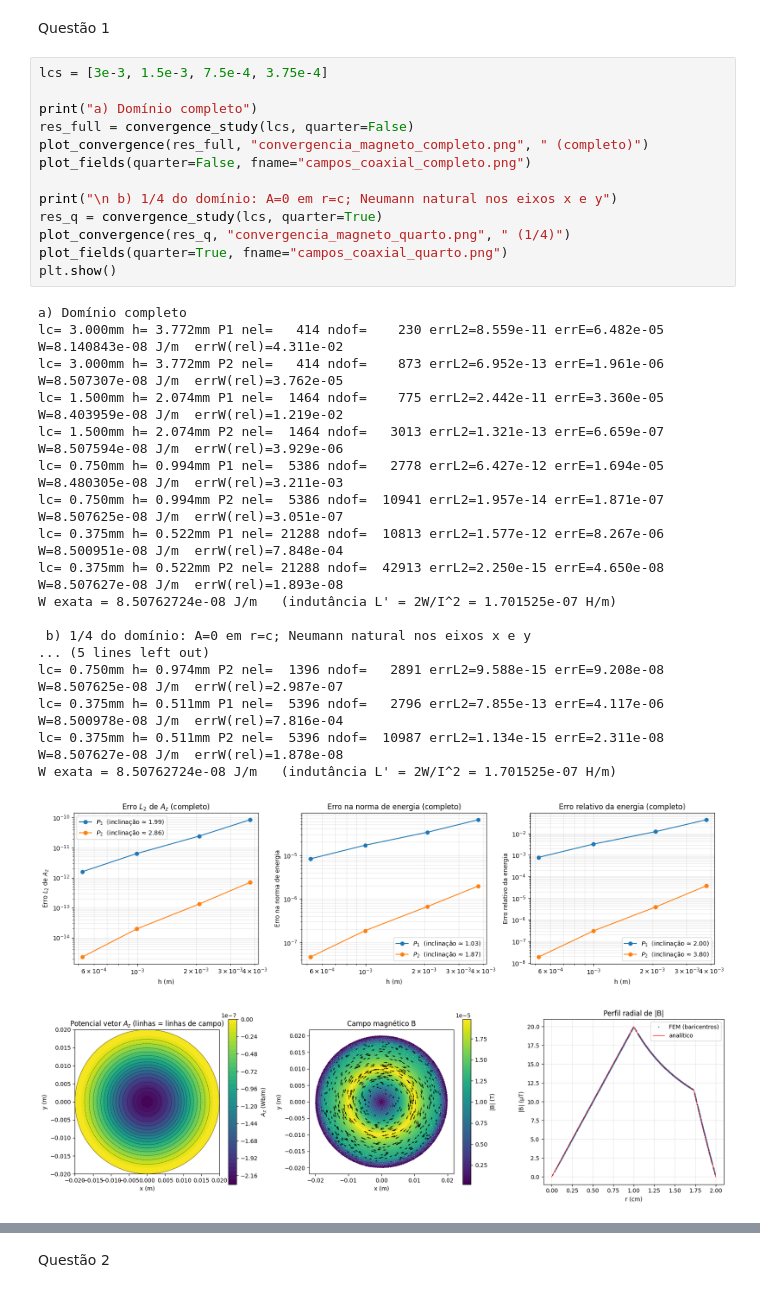
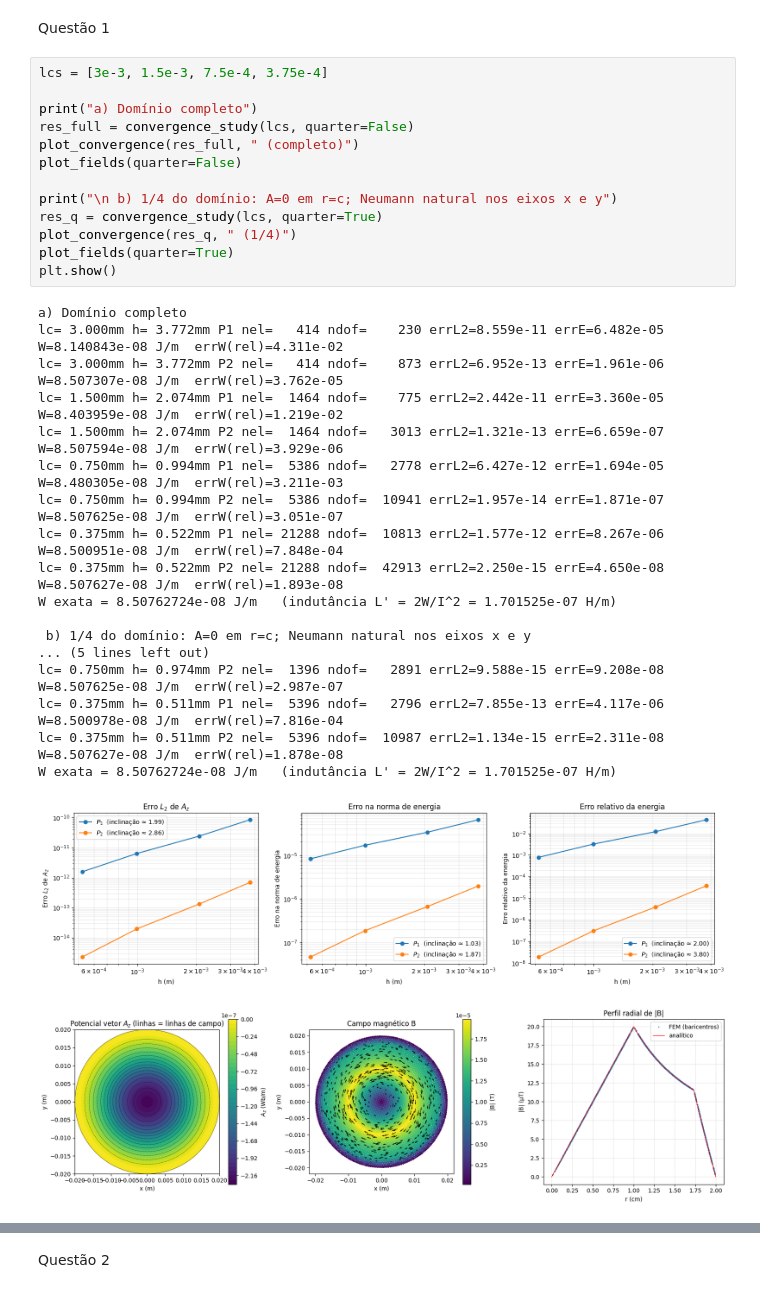
Before and after one commit to andrefsr/Metodo-Elementos-Finitos, a Jupyter notebook: Projeto 2/Projeto 2 - MEF.ipynb, the cells around one changed output, grey strips where cells are left out. Saved outputs shown, nothing was run; the diff lists cells and outputs as text.

```diff
--- a/Projeto 2/Projeto 2 - MEF.ipynb
+++ b/Projeto 2/Projeto 2 - MEF.ipynb
@@ -12,33 +13,33 @@ Questão 1
 # %%
 lcs = [3e-3, 1.5e-3, 7.5e-4, 3.75e-4]
 
 print("a) Domínio completo")
 res_full = convergence_study(lcs, quarter=False)
-plot_convergence(res_full, "convergencia_magneto_completo.png", " (completo)")
-plot_fields(quarter=False, fname="campos_coaxial_completo.png")
+plot_convergence(res_full, " (completo)")
+plot_fields(quarter=False)
 
 print("\n b) 1/4 do domínio: A=0 em r=c; Neumann natural nos eixos x e y")
 res_q = convergence_study(lcs, quarter=True)
-plot_convergence(res_q, "convergencia_magneto_quarto.png", " (1/4)")
-plot_fields(quarter=True, fname="campos_coaxial_quarto.png")
+plot_convergence(res_q, " (1/4)")
+plot_fields(quarter=True)
 plt.show()
 # %% [output]
 a) Domínio completo
 lc= 3.000mm h= 3.772mm P1 nel=   414 ndof=    230 errL2=8.559e-11 errE=6.482e-05  W=8.140843e-08 J/m  errW(rel)=4.311e-02
 lc= 3.000mm h= 3.772mm P2 nel=   414 ndof=    873 errL2=6.952e-13 errE=1.961e-06  W=8.507307e-08 J/m  errW(rel)=3.762e-05
 lc= 1.500mm h= 2.074mm P1 nel=  1464 ndof=    775 errL2=2.442e-11 errE=3.360e-05  W=8.403959e-08 J/m  errW(rel)=1.219e-02
 lc= 1.500mm h= 2.074mm P2 nel=  1464 ndof=   3013 errL2=1.321e-13 errE=6.659e-07  W=8.507594e-08 J/m  errW(rel)=3.929e-06
 lc= 0.750mm h= 0.994mm P1 nel=  5386 ndof=   2778 errL2=6.427e-12 errE=1.694e-05  W=8.480305e-08 J/m  errW(rel)=3.211e-03
 lc= 0.750mm h= 0.994mm P2 nel=  5386 ndof=  10941 errL2=1.957e-14 errE=1.871e-07  W=8.507625e-08 J/m  errW(rel)=3.051e-07
 lc= 0.375mm h= 0.522mm P1 nel= 21288 ndof=  10813 errL2=1.577e-12 errE=8.267e-06  W=8.500951e-08 J/m  errW(rel)=7.848e-04
 lc= 0.375mm h= 0.522mm P2 nel= 21288 ndof=  42913 errL2=2.250e-15 errE=4.650e-08  W=8.507627e-08 J/m  errW(rel)=1.893e-08
 W exata = 8.50762724e-08 J/m   (indutância L' = 2W/I^2 = 1.701525e-07 H/m)
 
  b) 1/4 do domínio: A=0 em r=c; Neumann natural nos eixos x e y
 ... (5 lines left out)
 lc= 0.750mm h= 0.974mm P2 nel=  1396 ndof=   2891 errL2=9.588e-15 errE=9.208e-08  W=8.507625e-08 J/m  errW(rel)=2.987e-07
 lc= 0.375mm h= 0.511mm P1 nel=  5396 ndof=   2796 errL2=7.855e-13 errE=4.117e-06  W=8.500978e-08 J/m  errW(rel)=7.816e-04
 lc= 0.375mm h= 0.511mm P2 nel=  5396 ndof=  10987 errL2=1.134e-15 errE=2.311e-08  W=8.507627e-08 J/m  errW(rel)=1.878e-08
 W exata = 8.50762724e-08 J/m   (indutância L' = 2W/I^2 = 1.701525e-07 H/m)
-[figure, old version]
+[figure, new version]
 [figure]
```
Also changed, not shown: parts of 6 cells of this notebook, 1 other file.
